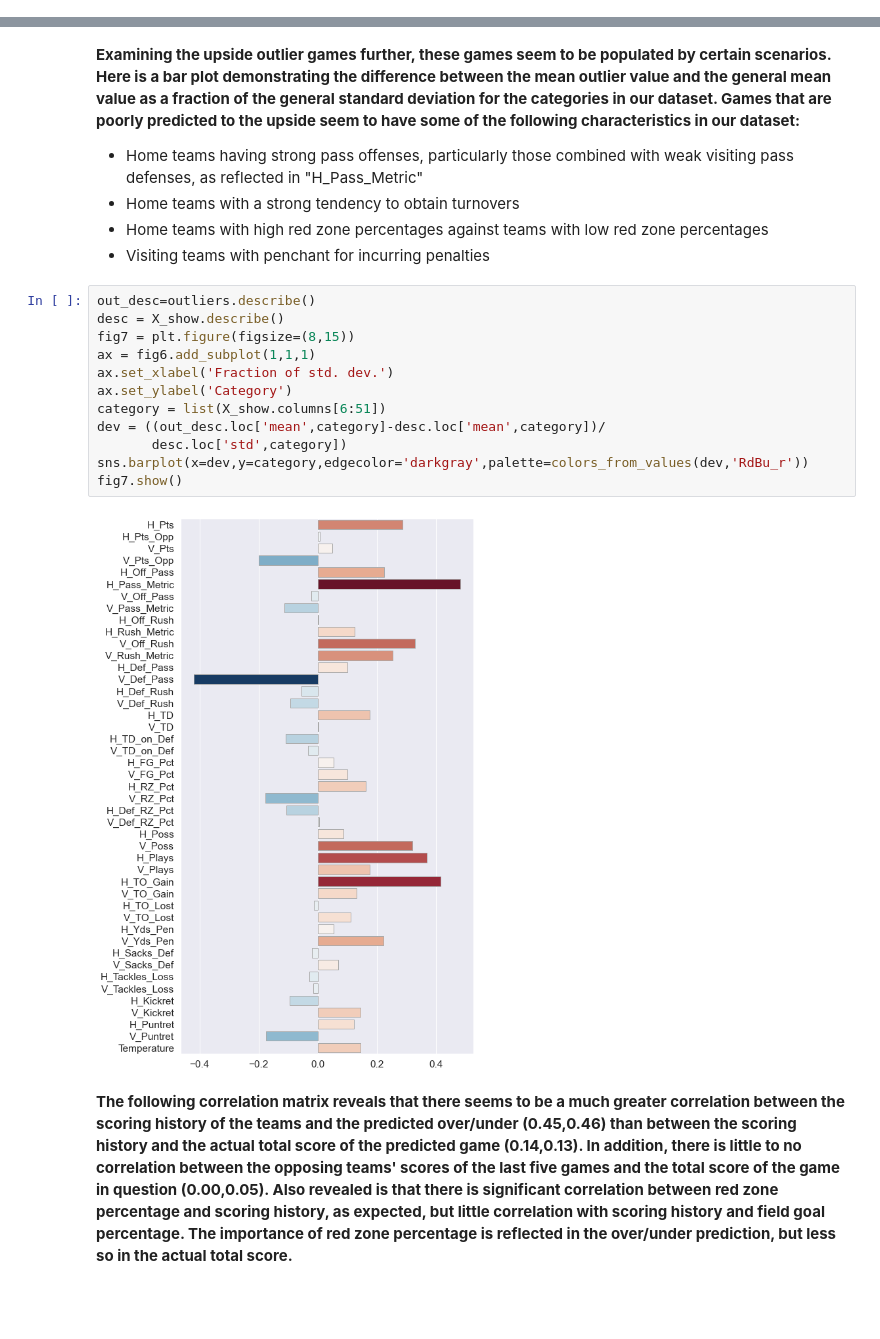
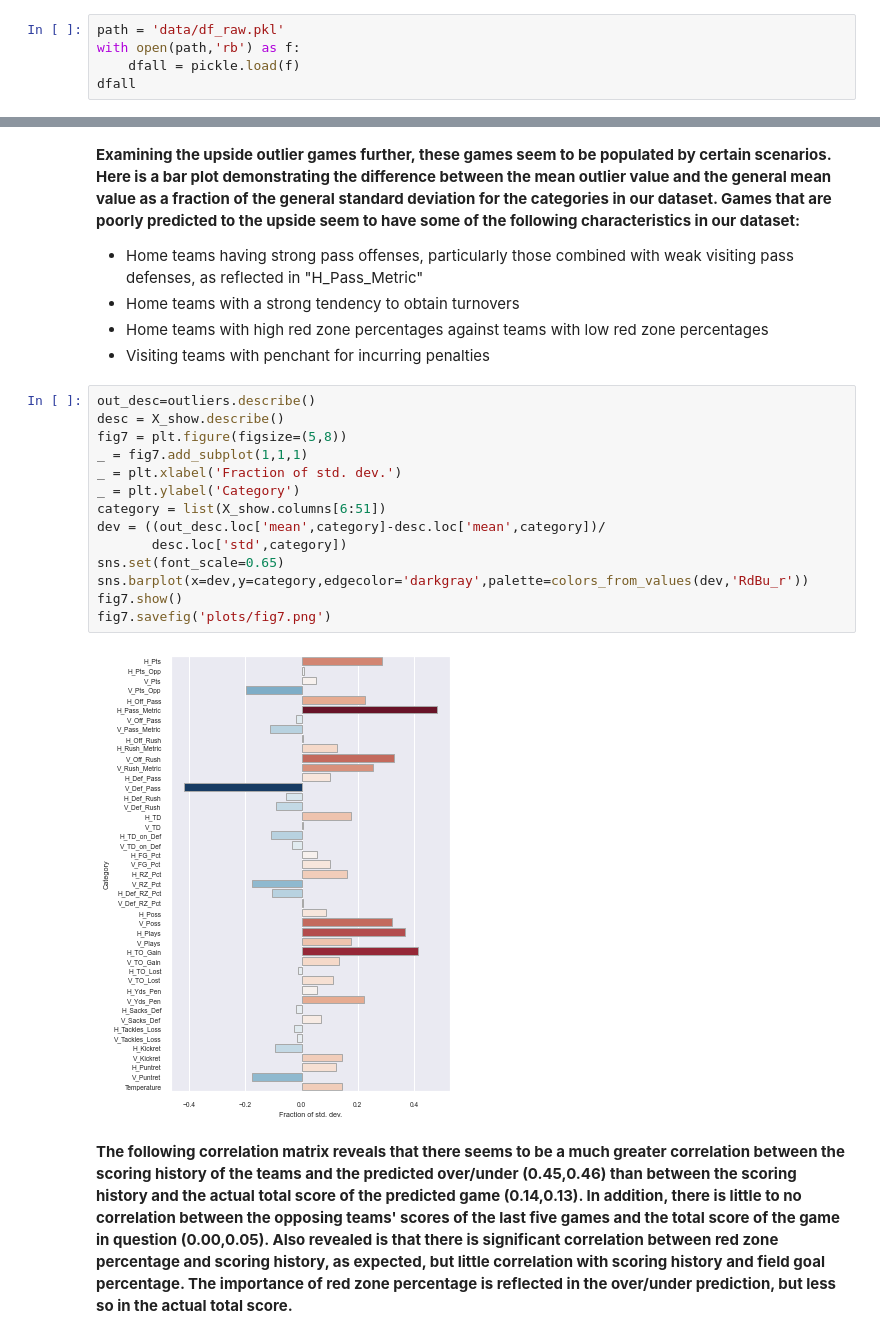
Before and after one commit to titansat74/Projects, a Jupyter notebook: Capstone Two/Cap2_Analyze.ipynb, the cells around one changed output, grey strips where cells are left out. Drawn from its saved outputs; the diff is of its cells as text; blank space fills up the shorter version.

```diff
--- a/Capstone Two/Cap2_Analyze.ipynb
+++ b/Capstone Two/Cap2_Analyze.ipynb
@@ -21,3 +61,8 @@ teams = {'Atlanta Falcons':'atl','Buffalo Bills':'buf','Carolina Panthers':'car'
          'Las Vegas Raiders':'rai','St. Louis Rams':'ram','Los Angeles Rams':'ram','Baltimore Ravens':'rav',
          'San Diego Chargers':'sdg','Los Angeles Chargers':'sdg','Seattle Seahawks':'sea',
          'San Francisco 49ers':'sfo','Tampa Bay Buccaneers':'tam','Washington Redskins':'was'}
+# %%
+path = 'data/df_raw.pkl'
+with open(path,'rb') as f:
+    dfall = pickle.load(f)
+dfall
@@ -231,17 +319,19 @@ def colors_from_values(values, palette_name):
 # %%
 out_desc=outliers.describe()
 desc = X_show.describe()
-fig7 = plt.figure(figsize=(8,15))
-ax = fig6.add_subplot(1,1,1)
-ax.set_xlabel('Fraction of std. dev.')
-ax.set_ylabel('Category')
+fig7 = plt.figure(figsize=(5,8))
+_ = fig7.add_subplot(1,1,1)
+_ = plt.xlabel('Fraction of std. dev.')
+_ = plt.ylabel('Category')
 category = list(X_show.columns[6:51])
 dev = ((out_desc.loc['mean',category]-desc.loc['mean',category])/
        desc.loc['std',category])
+sns.set(font_scale=0.65)
 sns.barplot(x=dev,y=category,edgecolor='darkgray',palette=colors_from_values(dev,'RdBu_r'))
 fig7.show()
+fig7.savefig('plots/fig7.png')
 # %% [output]
-[figure, old version]
+[figure, new version]
 # %% [markdown]
 **The following correlation matrix reveals that there seems to be a much greater correlation between the scoring history of the teams and the predicted over/under (0.45,0.46) than between the scoring history and the actual total score of the predicted game (0.14,0.13). In addition, there is little to no correlation between the opposing teams' scores of the last five games and the total score of the game in question (0.00,0.05). Also revealed is that there is significant correlation between red zone percentage and scoring history, as expected, but little correlation with scoring history and field goal percentage. The importance of red zone percentage is reflected in the over/under prediction, but less so in the actual total score.**
 # %%
```
Also changed, not shown: parts of 28 cells of this notebook.
